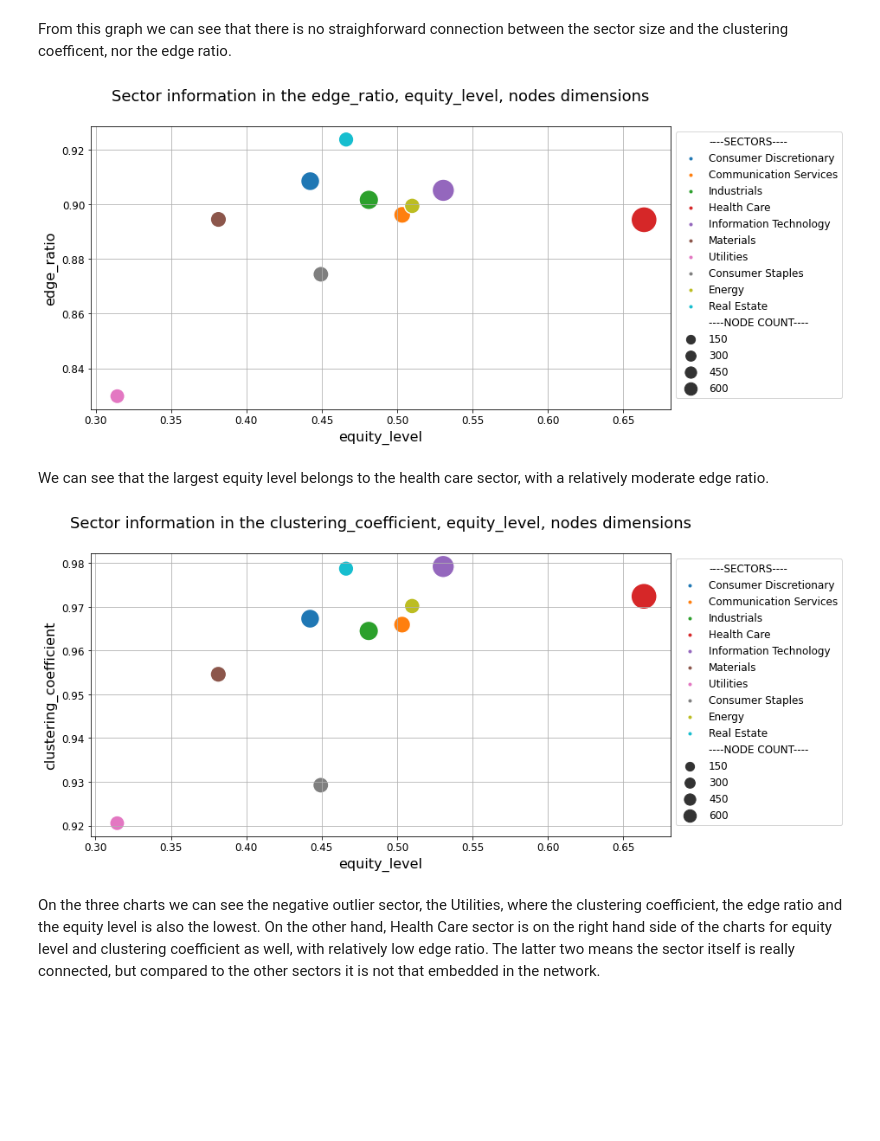
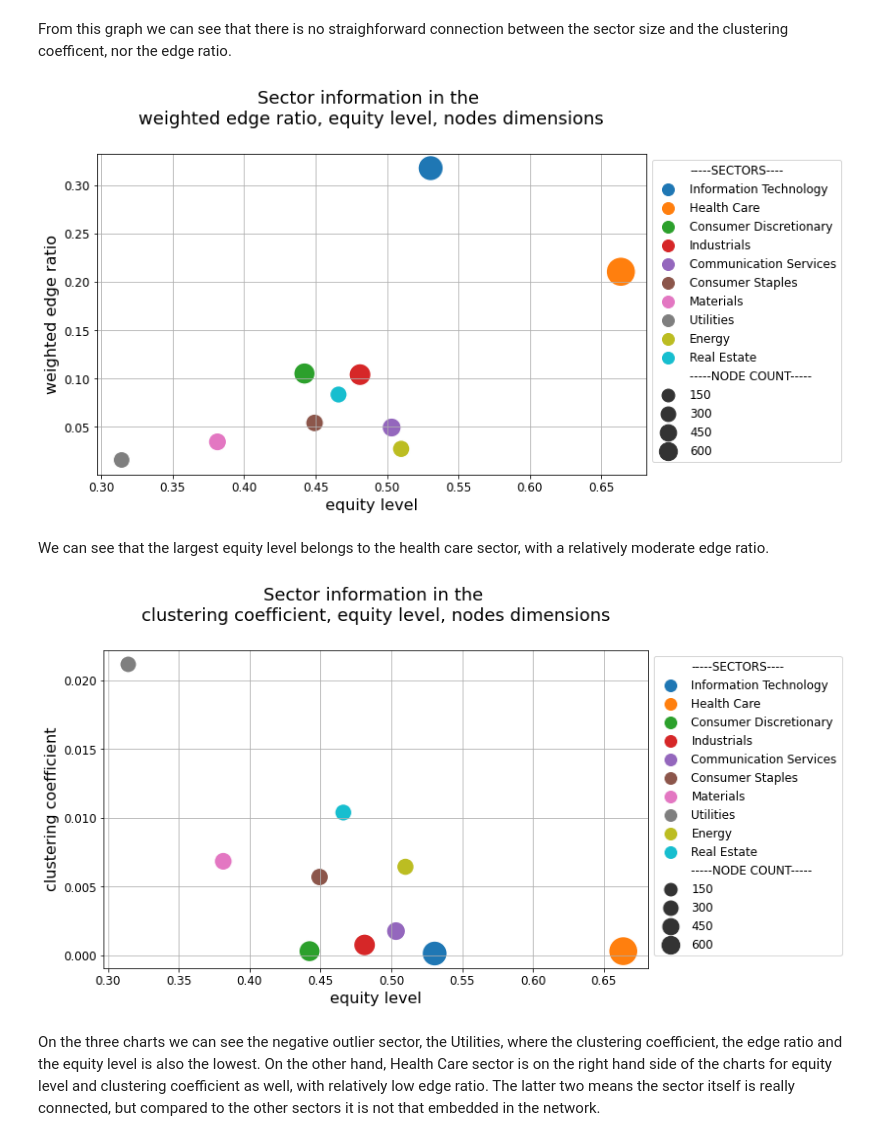
Before and after one commit to pibence/thesis_sector_analysis_on_ownership_networks, a Jupyter notebook: describe_graphs.ipynb, the cells around one changed output. Saved outputs shown, nothing was run; the diff lists cells and outputs as text; code cells hidden in the pictures; blank space fills up the shorter version.

```diff
--- a/describe_graphs.ipynb
+++ b/describe_graphs.ipynb
@@ -97,0 +84,2 @@ sector_analysis.sort_values("total_sector_size", ascending=False)
+# %%
+sector_analysis = pd.read_csv(config_dict['outputs']['sector_analysis'])
@@ -110,6 +122,6 @@ fig = plot_sector_network_info(sector_analysis, "clustering_coefficient", "edge_
 # %% [markdown]
 From this graph we can see that there is no straighforward connection between the sector size and the clustering coefficent, nor the edge ratio.
 # %%
-fig = plot_sector_network_info(sector_analysis, "equity_level", "edge_ratio", "nodes")
+fig = plot_sector_network_info(sector_analysis, "equity_level", "weighted_edge_ratio", "nodes")
 # %% [output]
-[figure, old version]
+[figure, new version]
@@ -118,6 +132,6 @@ We can see that the largest equity level belongs to the health care sector, with
 # %%
 fig = plot_sector_network_info(sector_analysis, "equity_level", "clustering_coefficient", "nodes")
 # %% [output]
-[figure, old version]
+[figure, new version]
 # %% [markdown]
 On the three charts we can see the negative outlier sector, the Utilities, where  the clustering coefficient, the edge ratio and the equity level is also the lowest. On the other hand, Health Care sector is on the right hand side of the charts for equity level and clustering coefficient as well, with relatively low edge ratio. The latter two means the sector itself is really connected, but compared to the other sectors it is not that embedded in the network.
```
Also changed, not shown: parts of 23 cells of this notebook, 4 other files.
